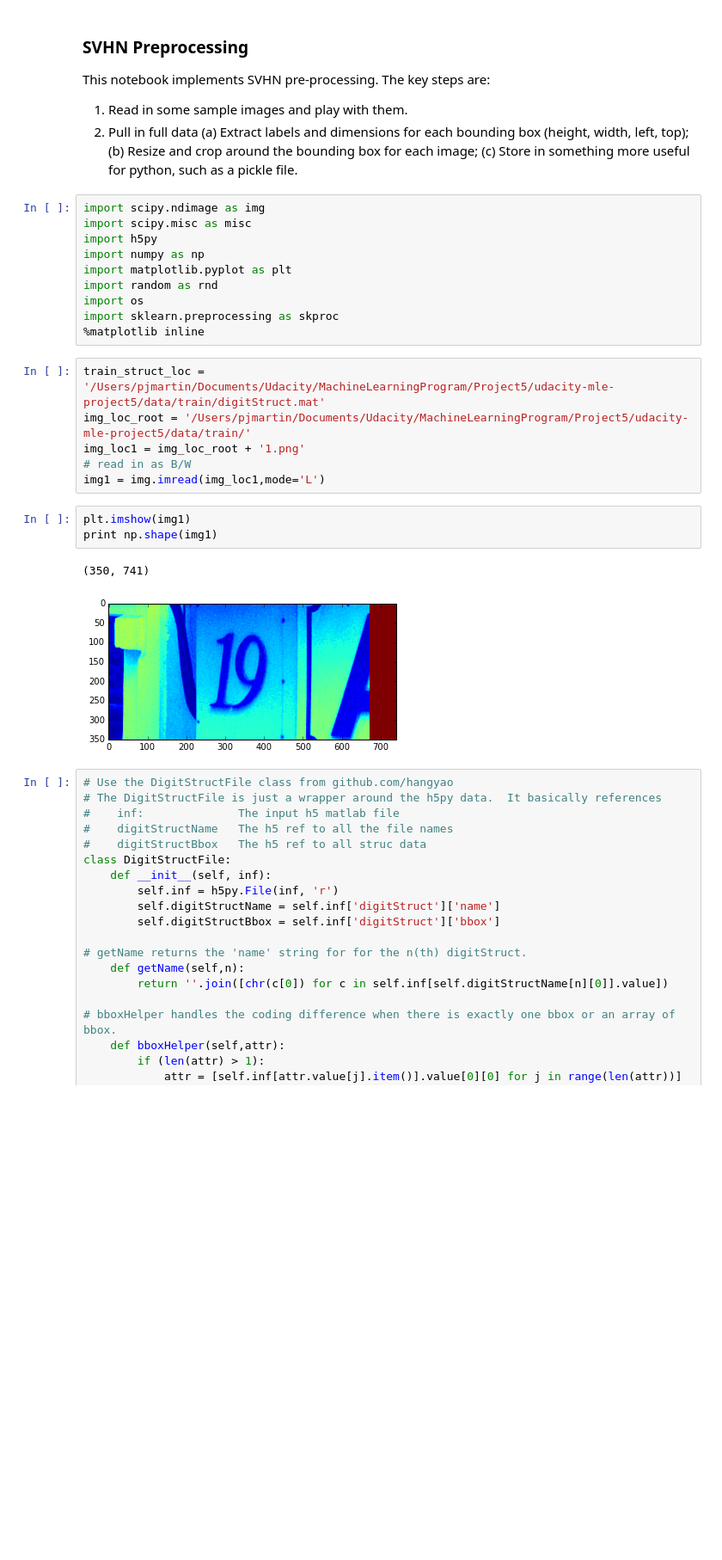
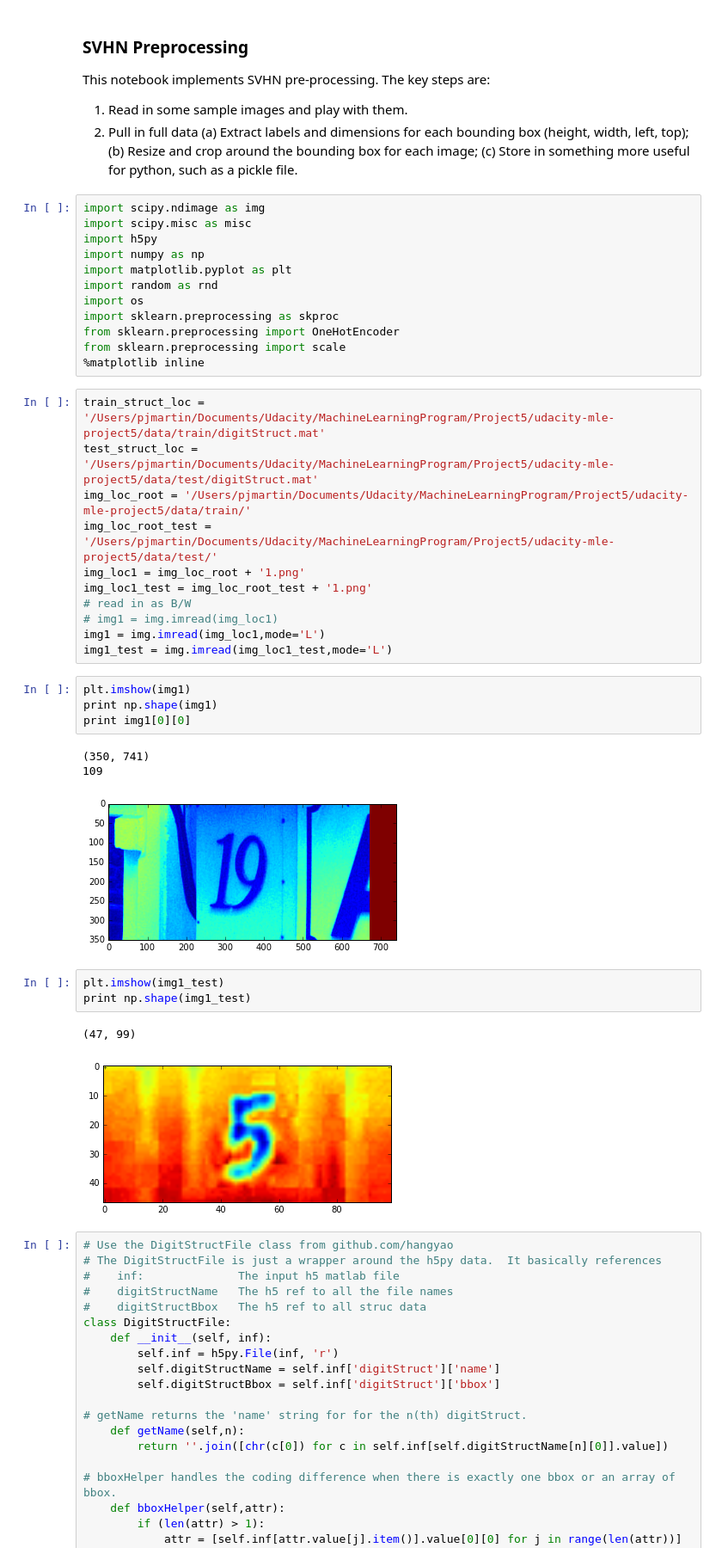
Before and after one commit to drpjm/udacity-mle-project5, a Jupyter notebook: src/svhn_preprocess.ipynb, the cells around one changed output. Shown at 86% size. Saved outputs shown, nothing was run; the diff lists cells and outputs as text; blank space fills up the shorter version.

Commit message:
Added functionality to build training data set.

```diff
--- a/src/svhn_preprocess.ipynb
+++ b/src/svhn_preprocess.ipynb
@@ -13,19 +13,34 @@ import matplotlib.pyplot as plt
 import random as rnd
 import os
 import sklearn.preprocessing as skproc
+from sklearn.preprocessing import OneHotEncoder
+from sklearn.preprocessing import scale
 %matplotlib inline
 # %%
 train_struct_loc = '/Users/pjmartin/Documents/Udacity/MachineLearningProgram/Project5/udacity-mle-project5/data/train/digitStruct.mat'
+test_struct_loc = '/Users/pjmartin/Documents/Udacity/MachineLearningProgram/Project5/udacity-mle-project5/data/test/digitStruct.mat'
 img_loc_root = '/Users/pjmartin/Documents/Udacity/MachineLearningProgram/Project5/udacity-mle-project5/data/train/'
+img_loc_root_test = '/Users/pjmartin/Documents/Udacity/MachineLearningProgram/Project5/udacity-mle-project5/data/test/'
 img_loc1 = img_loc_root + '1.png'
+img_loc1_test = img_loc_root_test + '1.png'
 # read in as B/W
+# img1 = img.imread(img_loc1)
 img1 = img.imread(img_loc1,mode='L')
+img1_test = img.imread(img_loc1_test,mode='L')
 # %%
 plt.imshow(img1)
 print np.shape(img1)
+print img1[0][0]
 # %% [output]
 (350, 741)
+109
 [figure]
+# %%
+plt.imshow(img1_test)
+print np.shape(img1_test)
+# %% [output]
+(47, 99)
+[figure, added]
 # %%
 # Use the DigitStructFile class from github.com/hangyao
 # The DigitStructFile is just a wrapper around the h5py data.  It basically references
```
Also changed, not shown: parts of 8 cells of this notebook.
